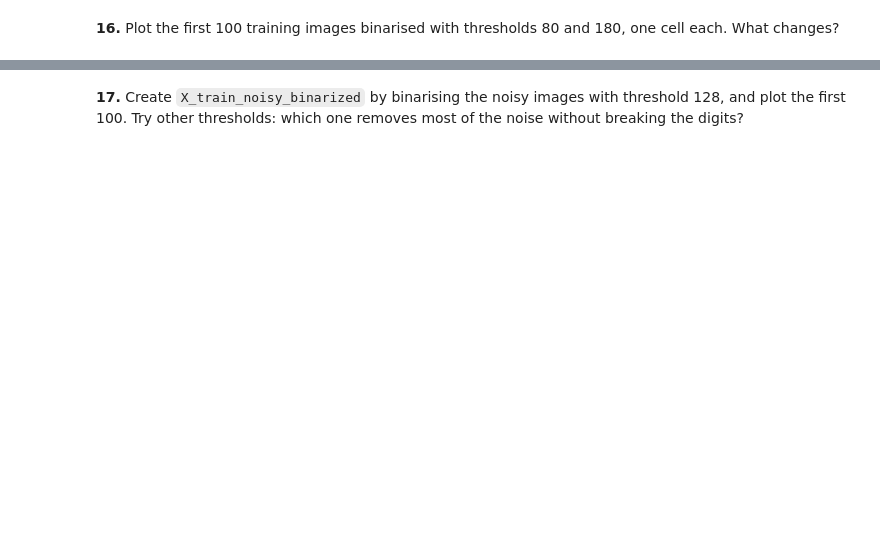
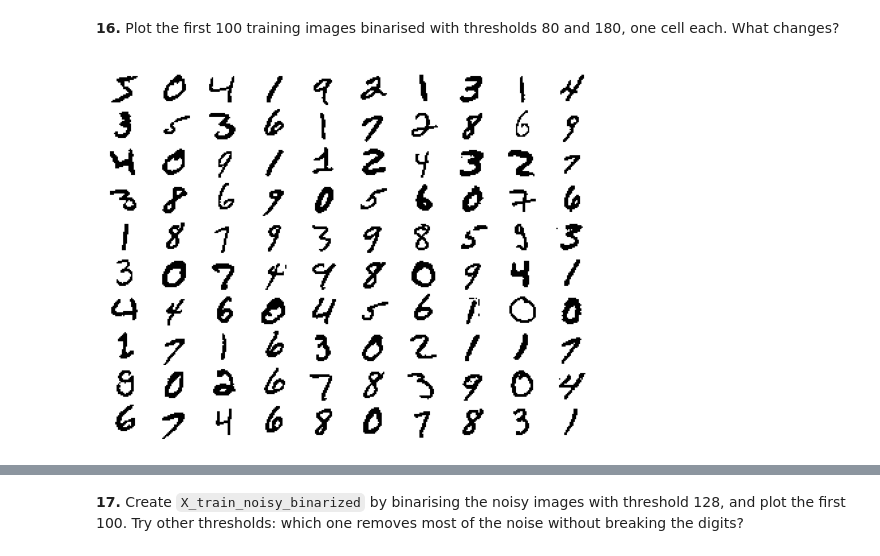
Before and after one commit to DanielGonzalezVega/numpy-mnist, a Jupyter notebook: mnist_numpy.ipynb, the cells around one changed output, grey strips where cells are left out. Saved outputs shown, nothing was run; the diff lists cells and outputs as text; code cells hidden in the pictures; blank space fills up the shorter version.

```diff
--- a/mnist_numpy.ipynb
+++ b/mnist_numpy.ipynb
@@ -292,2 +344,6 @@ True
 # %% [markdown]
 **16.** Plot the first 100 training images binarised with thresholds 80 and 180, one cell each. What changes?
+# %%
+plot_first_100(binarize_image(X_train,threshold=80))
+# %% [output]
+[figure, added]
```
Also changed, not shown: parts of 28 cells of this notebook.
